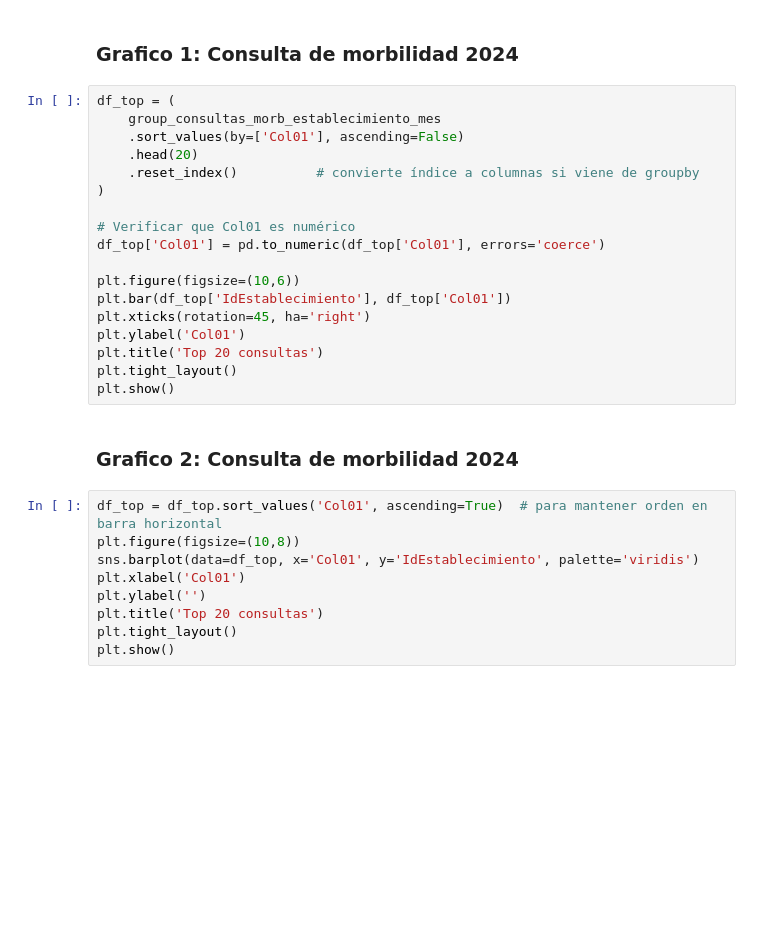
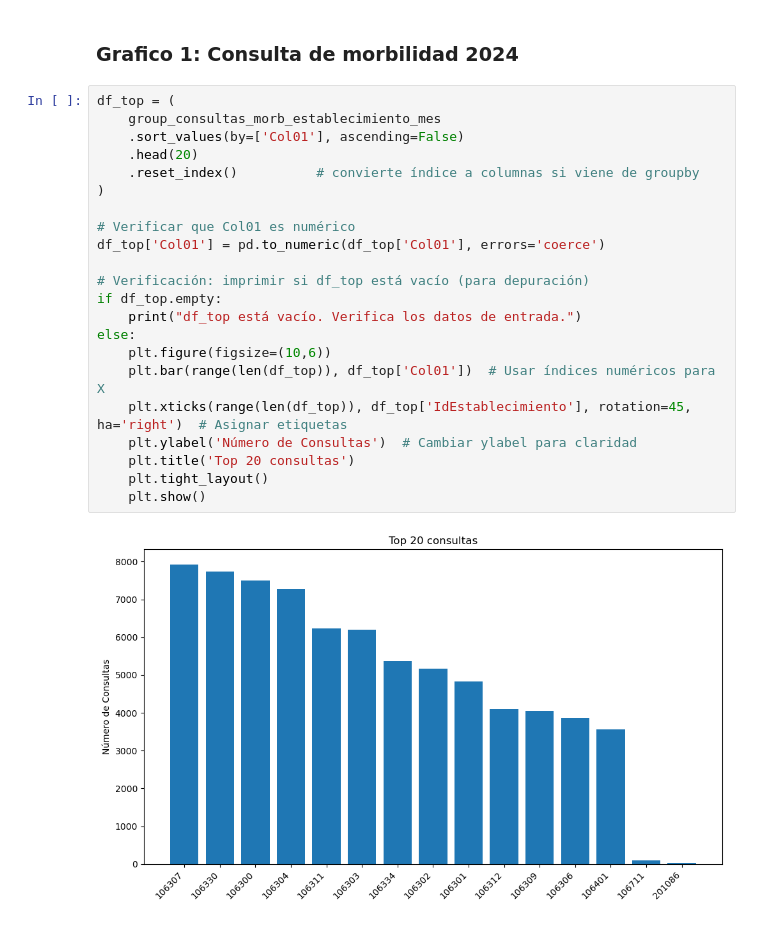
Before and after one commit to renzovergarag/analisis-rem-2024, a Jupyter notebook: notebooks/analisis-rem-2024/visualizaciones/consultas-morbilidad-2024.ipynb, the cells around one changed output. Cells and saved outputs as stored; diff of their text form; blank space fills up the shorter version.

Commit message:
ready: se logra graficar el total de consultas medicas del año 2024

```diff
--- a/notebooks/analisis-rem-2024/visualizaciones/consultas-morbilidad-2024.ipynb
+++ b/notebooks/analisis-rem-2024/visualizaciones/consultas-morbilidad-2024.ipynb
@@ -94,29 +94,24 @@ print(group_consultas_morb_establecimiento_mes.sort_values(by=['Col01'], ascendi
 # %%
 df_top = (
     group_consultas_morb_establecimiento_mes
     .sort_values(by=['Col01'], ascending=False)
     .head(20)
     .reset_index()          # convierte índice a columnas si viene de groupby
 )
 
 # Verificar que Col01 es numérico
 df_top['Col01'] = pd.to_numeric(df_top['Col01'], errors='coerce')
 
-plt.figure(figsize=(10,6))
-plt.bar(df_top['IdEstablecimiento'], df_top['Col01'])
-plt.xticks(rotation=45, ha='right')
-plt.ylabel('Col01')
-plt.title('Top 20 consultas')
-plt.tight_layout()
-plt.show()
+# Verificación: imprimir si df_top está vacío (para depuración)
+if df_top.empty:
+    print("df_top está vacío. Verifica los datos de entrada.")
+else:
+    plt.figure(figsize=(10,6))
+    plt.bar(range(len(df_top)), df_top['Col01'])  # Usar índices numéricos para X
+    plt.xticks(range(len(df_top)), df_top['IdEstablecimiento'], rotation=45, ha='right')  # Asignar etiquetas
+    plt.ylabel('Número de Consultas')  # Cambiar ylabel para claridad
+    plt.title('Top 20 consultas')
+    plt.tight_layout()
+    plt.show()
+# %% [output]
+[figure, added]
-# %% [markdown]
-### Grafico 2: Consulta de morbilidad 2024
-# %%
-df_top = df_top.sort_values('Col01', ascending=True)  # para mantener orden en barra horizontal
-plt.figure(figsize=(10,8))
-sns.barplot(data=df_top, x='Col01', y='IdEstablecimiento', palette='viridis')
-plt.xlabel('Col01')
-plt.ylabel('')
-plt.title('Top 20 consultas')
-plt.tight_layout()
-plt.show()
```
